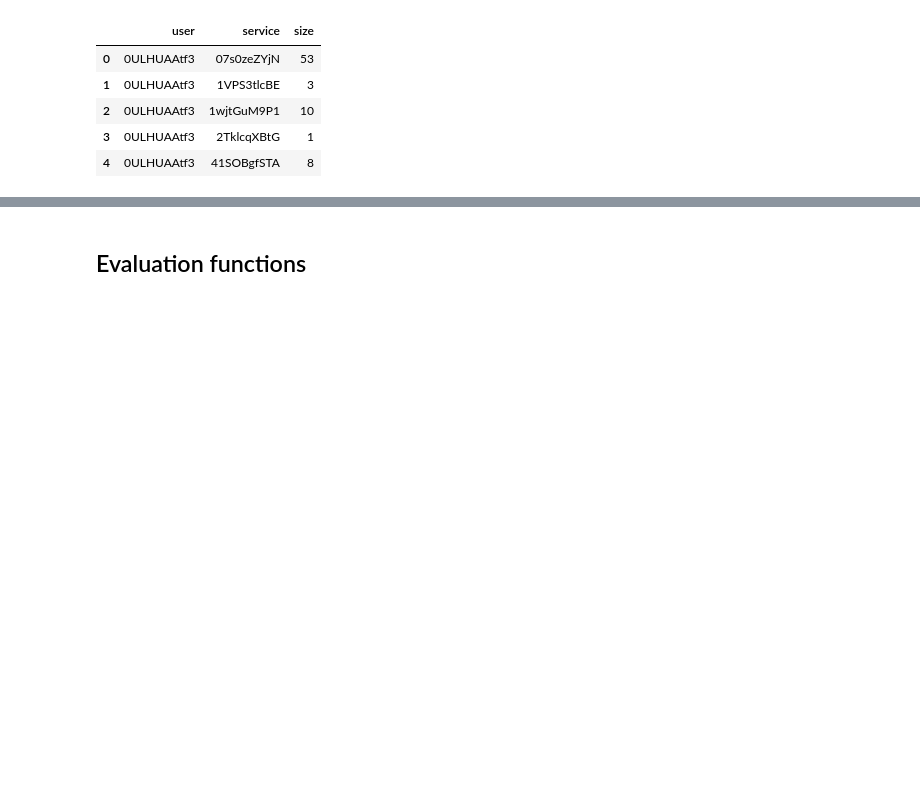
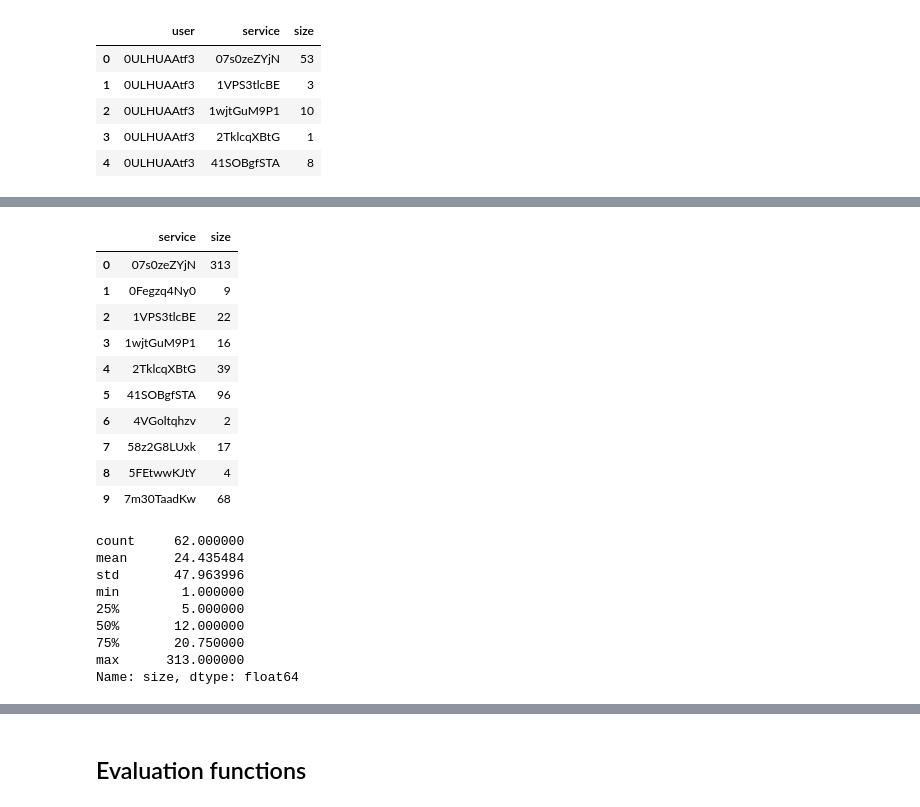
Before and after one commit to Roy7017/Recommenders, a Jupyter notebook: baseline.ipynb, the cells around one changed output, grey strips where cells are left out. Cells and saved outputs as stored; diff of their text form; code cells hidden in the pictures; blank space fills up the shorter version.

```diff
--- a/baseline.ipynb
+++ b/baseline.ipynb
@@ -238,3 +238,28 @@ train_data.head()
 | 2 | 0ULHUAAtf3 | 1wjtGuM9P1 | 10 | [1pSekv8tDk] | [niCzqvNs2p, kqjeGDDnok, WyRlkmAw... | Drupal | drupal | ['content', 'management', 'system'] | ... |
 | 3 | 0ULHUAAtf3 | 2TklcqXBtG | 1 | [Y75plfloDh, 3qMFRyth3m] | [niCzqvNs2p, kqjeGDDnok, udbz7SmU... | MediaWiki | mediawiki | ['software', 'development', 'devo... | ... |
 | 4 | 0ULHUAAtf3 | 41SOBgfSTA | 8 | [HMFAL7N1yK] | [prBlW9GMpA, CuYOUoKqX0, 0eSSww5j... | Virtual Private Server | vps | ['virtual', 'private', 'server'] | ... |
+# %%
+service_count = train_data[['user', 'service', 'size']].groupby('service', as_index=False).sum()
+display(service_count.head(10))
+service_count['size'].describe()
+# %% [output]
+|  | service | size |
+| 0 | 07s0zeZYjN | 313 |
+| 1 | 0Fegzq4Ny0 | 9 |
+| 2 | 1VPS3tlcBE | 22 |
+| 3 | 1wjtGuM9P1 | 16 |
+| 4 | 2TklcqXBtG | 39 |
+| 5 | 41SOBgfSTA | 96 |
+| 6 | 4VGoltqhzv | 2 |
+| 7 | 58z2G8LUxk | 17 |
+| 8 | 5FEtwwKJtY | 4 |
+| 9 | 7m30TaadKw | 68 |
+count     62.000000
+mean      24.435484
+std       47.963996
+min        1.000000
+25%        5.000000
+50%       12.000000
+75%       20.750000
+max      313.000000
+Name: size, dtype: float64
```
Also changed, not shown: parts of 24 cells of this notebook.
